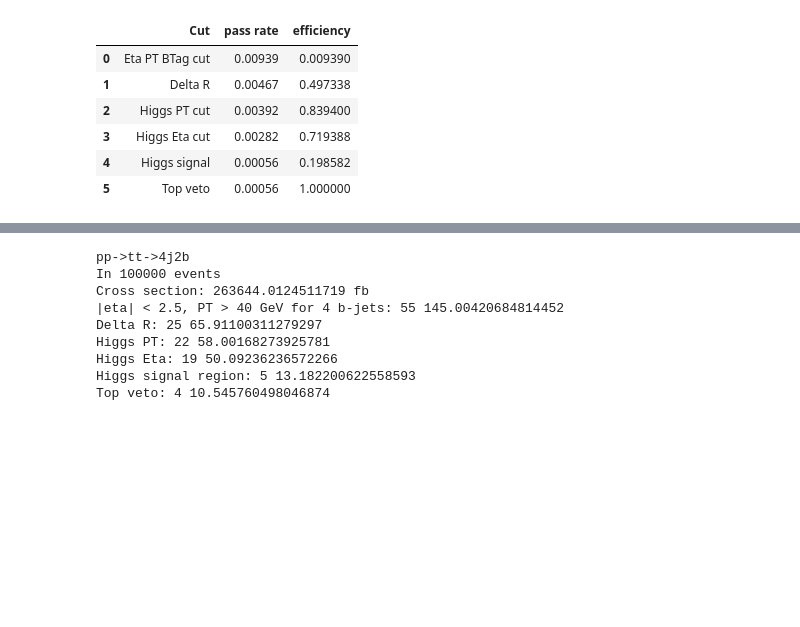
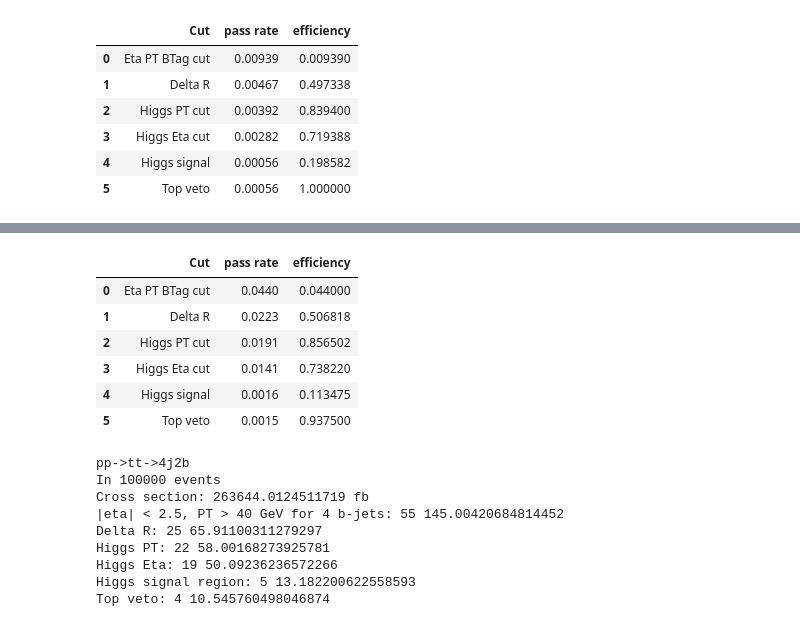
Before and after one commit to r10222035/3-4-Higgs-Collider-Study, a Jupyter notebook: Analysis/ATLAS_diHiggs_signal_selection.ipynb, the cells around one changed output, grey strips where cells are left out. Drawn from its saved outputs; the diff is of its cells as text; code cells hidden in the pictures; blank space fills up the shorter version.

```diff
--- a/Analysis/ATLAS_diHiggs_signal_selection.ipynb
+++ b/Analysis/ATLAS_diHiggs_signal_selection.ipynb
@@ -1544,3 +1544,8 @@ display_cutflow_table(count_MV2c10_DHH_b)
 | 3 | Higgs Eta cut | 0.00282 | 0.719388 |
 | 4 | Higgs signal | 0.00056 | 0.198582 |
 | 5 | Top veto | 0.00056 | 1.000000 |
+# %%
+# 13 TeV 100k pp->4b b-tagging part: MV2c10
+file_path = '/home/r10222035/CPVDM/Di-Higgs-SM/pp4b/Events/run_01/tag_1_delphes_events.root'
+
+count_MV2c10_DHH_b, xsection_MV2c10_DHH_b = diHiggs_selection_ATLAS(file_path, mass = 0, xection = None, title='pp->4b', nevent_max=100000)
@@ -1547,3 +1562,13 @@ display_cutflow_table(count_MV2c10_DHH_b)
+# %%
+display_cutflow_table(count_MV2c10_DHH_b)
+# %% [output]
+|  | Cut | pass rate | efficiency |
+| 0 | Eta PT BTag cut | 0.0440 | 0.044000 |
+| 1 | Delta R | 0.0223 | 0.506818 |
+| 2 | Higgs PT cut | 0.0191 | 0.856502 |
+| 3 | Higgs Eta cut | 0.0141 | 0.738220 |
+| 4 | Higgs signal | 0.0016 | 0.113475 |
+| 5 | Top veto | 0.0015 | 0.937500 |
 # %%
 # 13 TeV 100k pp->tt b-tagging part: MV2c10
 file_path = '/home/r10222035/Software/MG5_aMC_v3_3_1/CPVDM/ppttbar/Events/run_02/tag_1_delphes_events.root'
```
Also changed, not shown: parts of 1 cell of this notebook, 7 other files.
